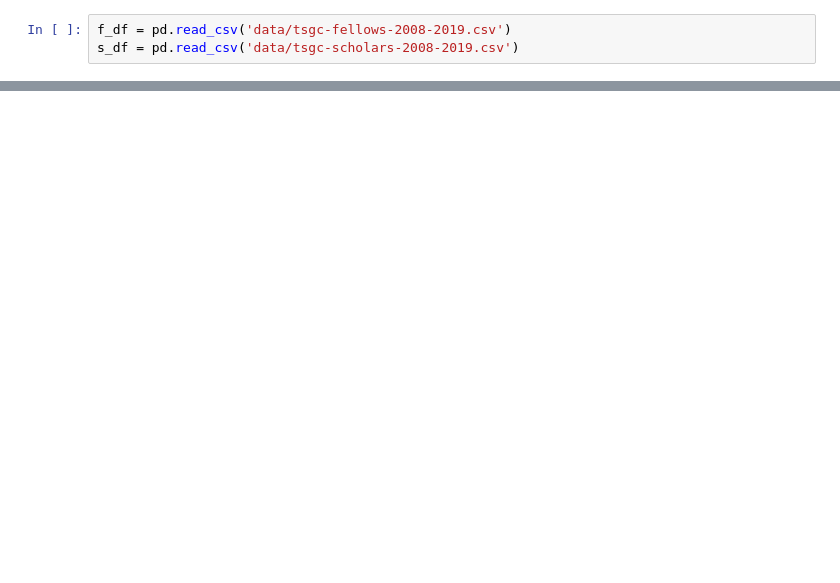
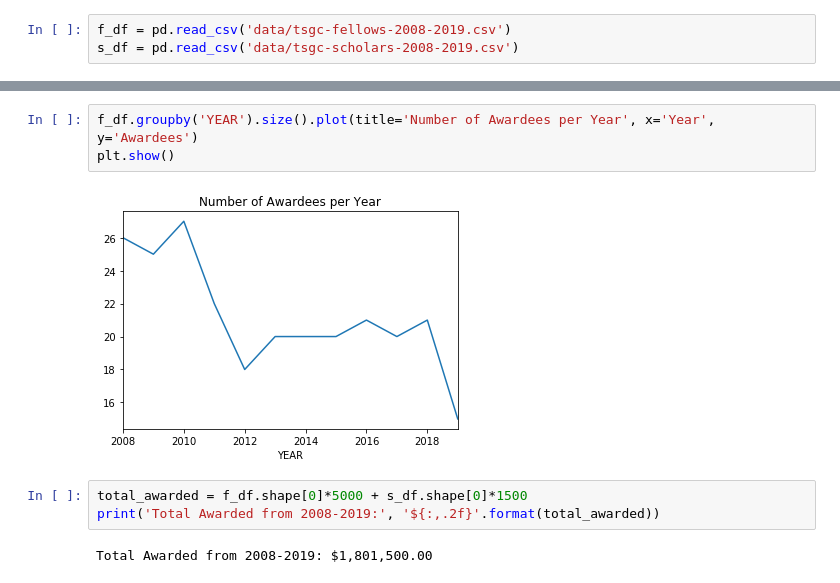
Before and after one commit to cloudy/tsgc-fellowship-analysis, a Jupyter notebook: fellows-scholars-analysis.ipynb, the cells around one changed output, grey strips where cells are left out. Saved outputs shown, nothing was run; the diff lists cells and outputs as text; blank space fills up the shorter version.

```diff
--- a/fellows-scholars-analysis.ipynb
+++ b/fellows-scholars-analysis.ipynb
@@ -31,0 +75,10 @@ TSGC Fellows 2008 - 2019
+# %%
+f_df.groupby('YEAR').size().plot(title='Number of Awardees per Year', x='Year', y='Awardees')
+plt.show()
+# %% [output]
+[figure, added]
+# %%
+total_awarded = f_df.shape[0]*5000 + s_df.shape[0]*1500
+print('Total Awarded from 2008-2019:', '${:,.2f}'.format(total_awarded))
+# %% [output]
+Total Awarded from 2008-2019: $1,801,500.00
```
Also changed, not shown: parts of 17 cells of this notebook, 2 other files.
